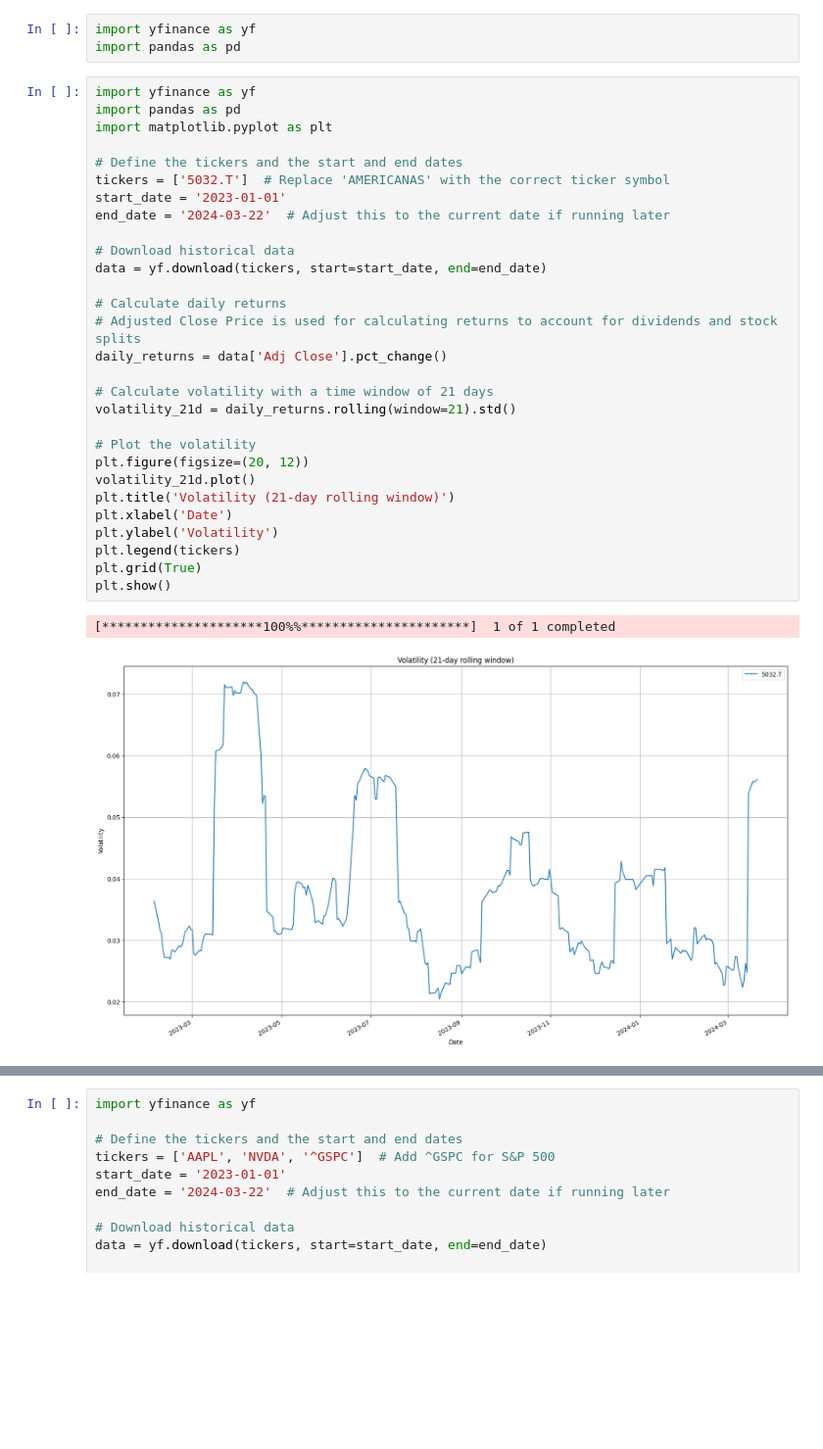
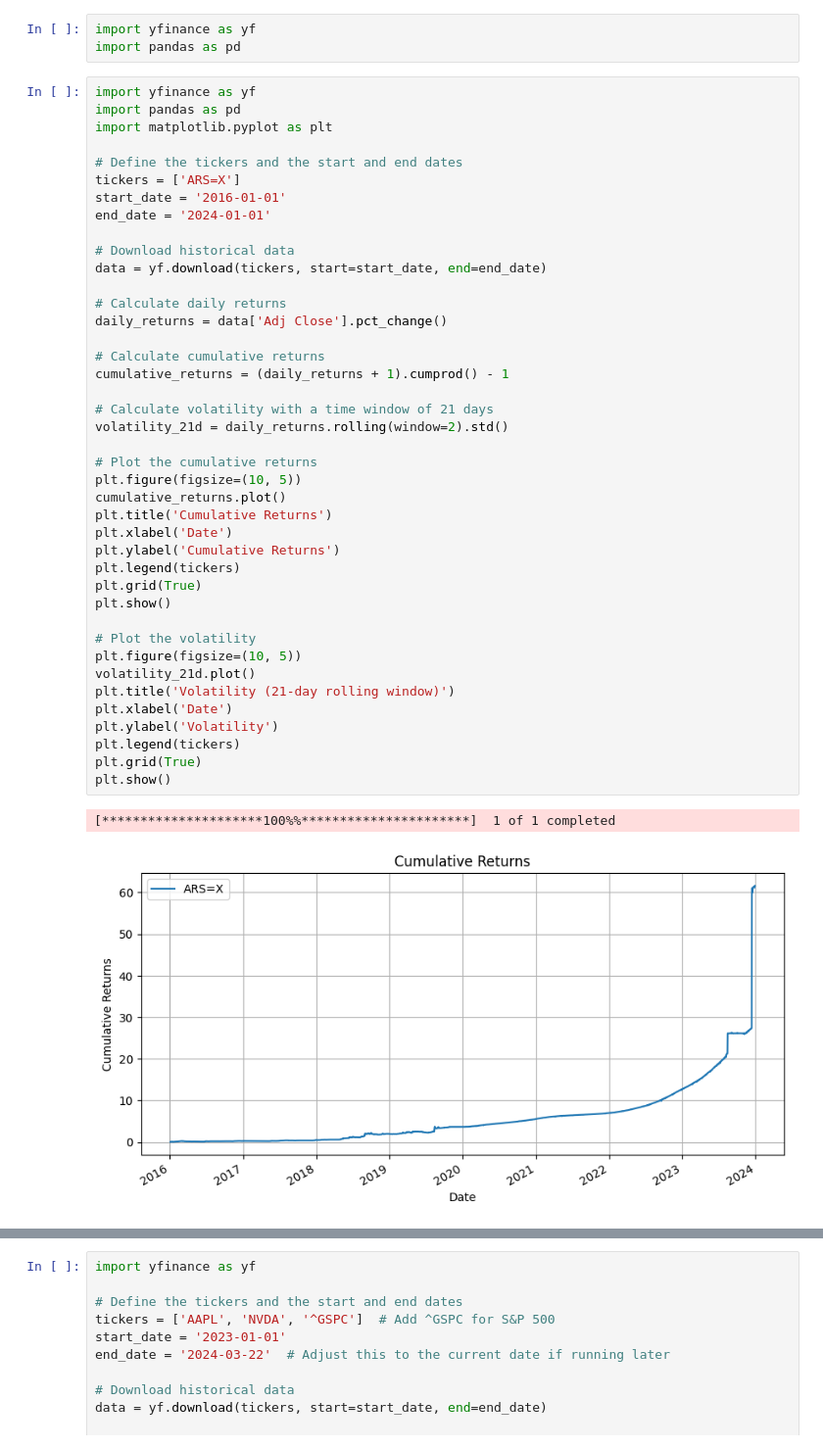
Before and after one commit to fabricio-inoue/Projeto-Integrador, a Jupyter notebook: api.ipynb, the cells around one changed output, grey strips where cells are left out. Shown at 98% size. Saved outputs shown, nothing was run; the diff lists cells and outputs as text; blank space fills up the shorter version.

```diff
--- a/api.ipynb
+++ b/api.ipynb
@@ -4,32 +4,44 @@ import pandas as pd
 # %%
 import yfinance as yf
 import pandas as pd
 import matplotlib.pyplot as plt
 
 # Define the tickers and the start and end dates
-tickers = ['5032.T']  # Replace 'AMERICANAS' with the correct ticker symbol
-start_date = '2023-01-01'
-end_date = '2024-03-22'  # Adjust this to the current date if running later
+tickers = ['ARS=X']
+start_date = '2016-01-01'
+end_date = '2024-01-01'
 
 # Download historical data
 data = yf.download(tickers, start=start_date, end=end_date)
 
 # Calculate daily returns
-# Adjusted Close Price is used for calculating returns to account for dividends and stock splits
 daily_returns = data['Adj Close'].pct_change()
 
+# Calculate cumulative returns
+cumulative_returns = (daily_returns + 1).cumprod() - 1
+
 # Calculate volatility with a time window of 21 days
-volatility_21d = daily_returns.rolling(window=21).std()
+volatility_21d = daily_returns.rolling(window=2).std()
+
+# Plot the cumulative returns
+plt.figure(figsize=(10, 5))
+cumulative_returns.plot()
+plt.title('Cumulative Returns')
+plt.xlabel('Date')
+plt.ylabel('Cumulative Returns')
+plt.legend(tickers)
+plt.grid(True)
+plt.show()
 
 # Plot the volatility
-plt.figure(figsize=(20, 12))
+plt.figure(figsize=(10, 5))
 volatility_21d.plot()
 plt.title('Volatility (21-day rolling window)')
 plt.xlabel('Date')
 plt.ylabel('Volatility')
 plt.legend(tickers)
 plt.grid(True)
 plt.show()
 # %% [output]
 [*********************100%%**********************]  1 of 1 completed
-[figure, old version]
+[figure, new version]
```
Also changed, not shown: parts of 3 cells of this notebook, 1 other file.
